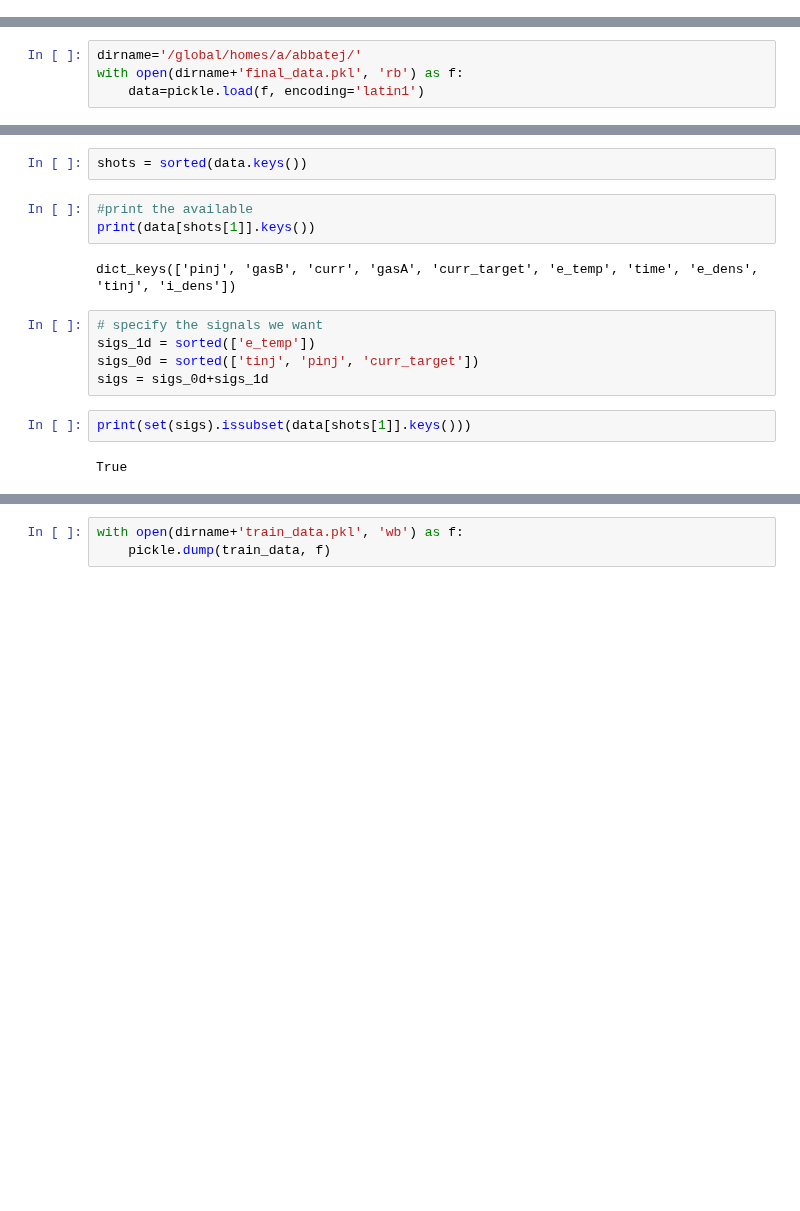
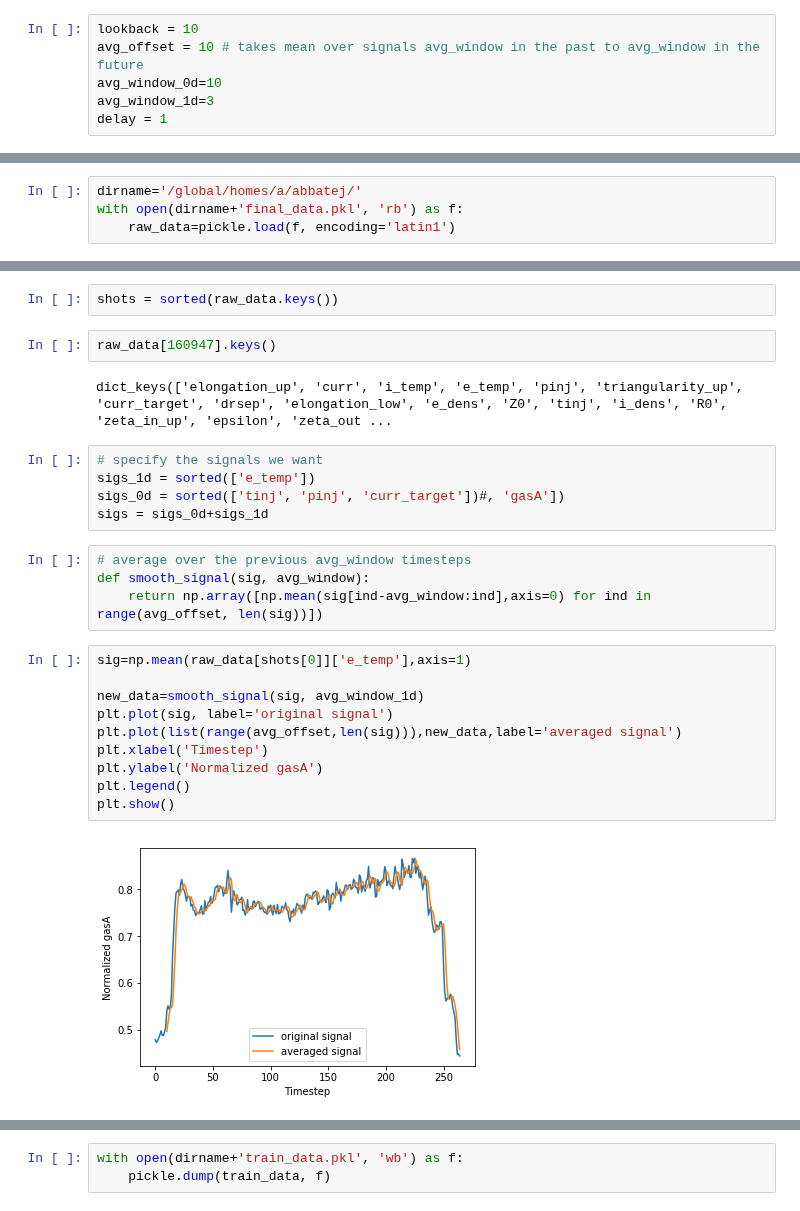
Before and after one commit to PlasmaControl/plasma-profile-predictor, a Jupyter notebook: data/process_data.ipynb, the cells around one changed output, grey strips where cells are left out. Cells and saved outputs as stored; diff of their text form; blank space fills up the shorter version.

```diff
--- a/data/process_data.ipynb
+++ b/data/process_data.ipynb
@@ -1,3 +1,9 @@
+# %%
+lookback = 10
+avg_offset = 10 # takes mean over signals avg_window in the past to avg_window in the future
+avg_window_0d=10
+avg_window_1d=3
+delay = 1
 # %%
 import numpy as np
 import pickle
@@ -4,5 +14,5 @@ import pickle
 # %%
 dirname='/global/homes/a/abbatej/'
 with open(dirname+'final_data.pkl', 'rb') as f:
-    data=pickle.load(f, encoding='latin1')
+    raw_data=pickle.load(f, encoding='latin1')
 # %%
@@ -11,16 +21,27 @@ num_val_shots=30
 # %%
-shots = sorted(data.keys())
+shots = sorted(raw_data.keys())
-# %%
-#print the available
-print(data[shots[1]].keys())
-# %% [output]
-dict_keys(['pinj', 'gasB', 'curr', 'gasA', 'curr_target', 'e_temp', 'time', 'e_dens', 'tinj', 'i_dens'])
+# %%
+raw_data[160947].keys()
+# %% [output]
+dict_keys(['elongation_up', 'curr', 'i_temp', 'e_temp', 'pinj', 'triangularity_up', 'curr_target', 'drsep', 'elongation_low', 'e_dens', 'Z0', 'tinj', 'i_dens', 'R0', 'zeta_in_up', 'epsilon', 'zeta_out ...
 # %%
 # specify the signals we want
 sigs_1d = sorted(['e_temp'])
-sigs_0d = sorted(['tinj', 'pinj', 'curr_target'])
+sigs_0d = sorted(['tinj', 'pinj', 'curr_target'])#, 'gasA'])
 sigs = sigs_0d+sigs_1d
-# %%
-print(set(sigs).issubset(data[shots[1]].keys()))
-# %% [output]
-True
+# %%
+# average over the previous avg_window timesteps
+def smooth_signal(sig, avg_window):
+    return np.array([np.mean(sig[ind-avg_window:ind],axis=0) for ind in range(avg_offset, len(sig))])
+# %%
+sig=np.mean(raw_data[shots[0]]['e_temp'],axis=1)
+
+new_data=smooth_signal(sig, avg_window_1d)
+plt.plot(sig, label='original signal')
+plt.plot(list(range(avg_offset,len(sig))),new_data,label='averaged signal')
+plt.xlabel('Timestep')
+plt.ylabel('Normalized gasA')
+plt.legend()
+plt.show()
+# %% [output]
+[figure, added]
```
Also changed, not shown: parts of 20 cells of this notebook, 24 other files.
